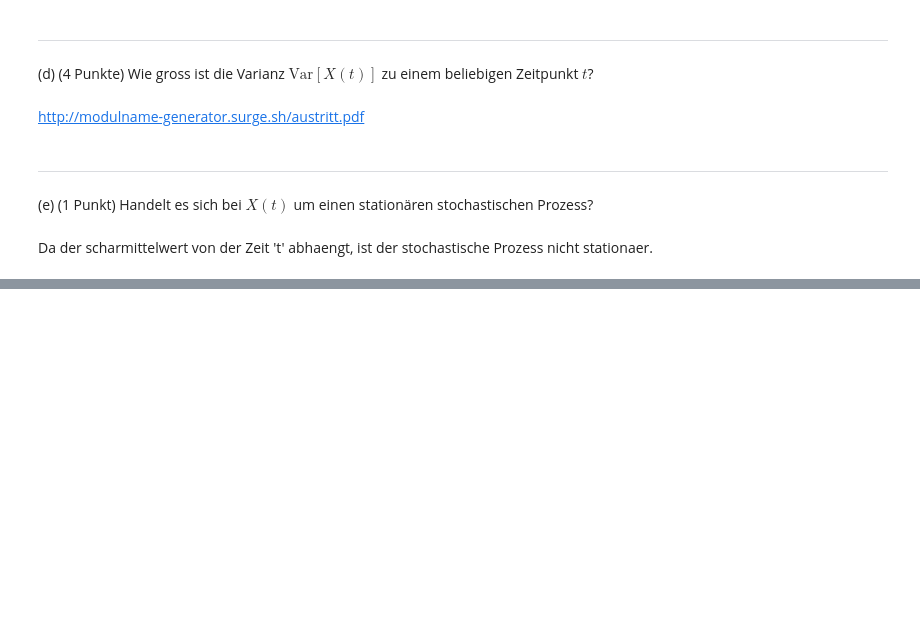
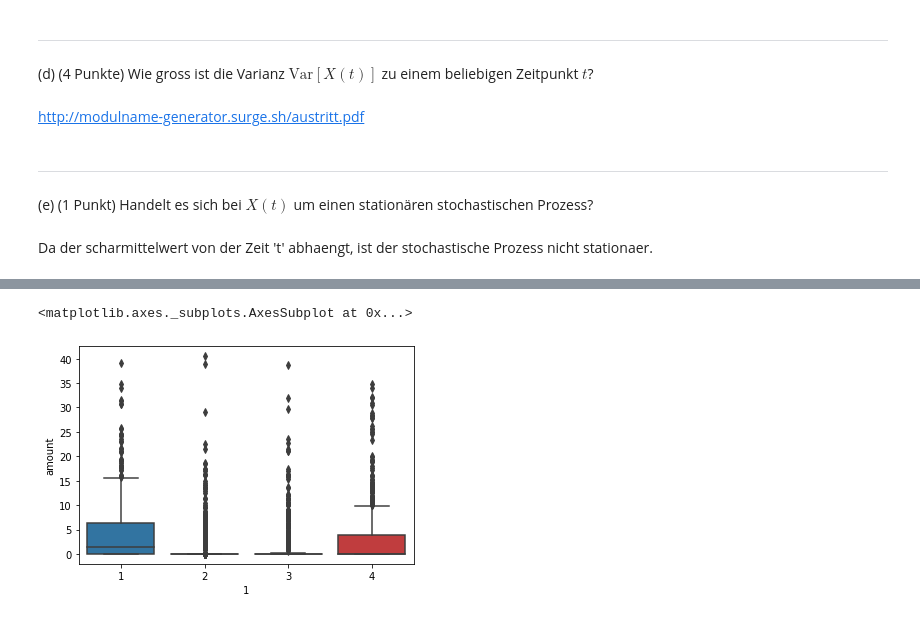
Before and after one commit to randombenj/hslu-statistics, a Jupyter notebook: exam-preparation/mep-hs18.ipynb, the cells around one changed output, grey strips where cells are left out. Saved outputs shown, nothing was run; the diff lists cells and outputs as text; code cells hidden in the pictures; blank space fills up the shorter version.

```diff
--- a/exam-preparation/mep-hs18.ipynb
+++ b/exam-preparation/mep-hs18.ipynb
@@ -159,0 +266,5 @@ Da der scharmittelwert von der Zeit 't' abhaengt, ist der stochastische Prozess
+# %%
+sns.boxplot(rain.index.quarter, rain["amount"])
+# %% [output]
+<matplotlib.axes._subplots.AxesSubplot at 0x...>
+[figure, added]
```
Also changed, not shown: parts of 25 cells of this notebook, 2 other files.
